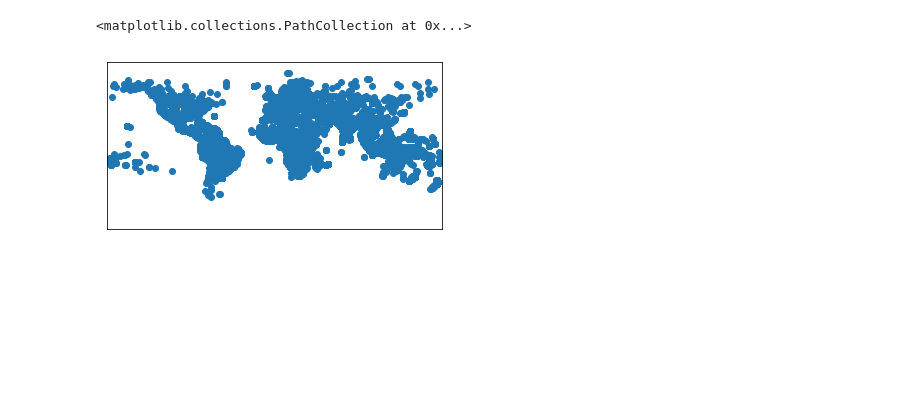
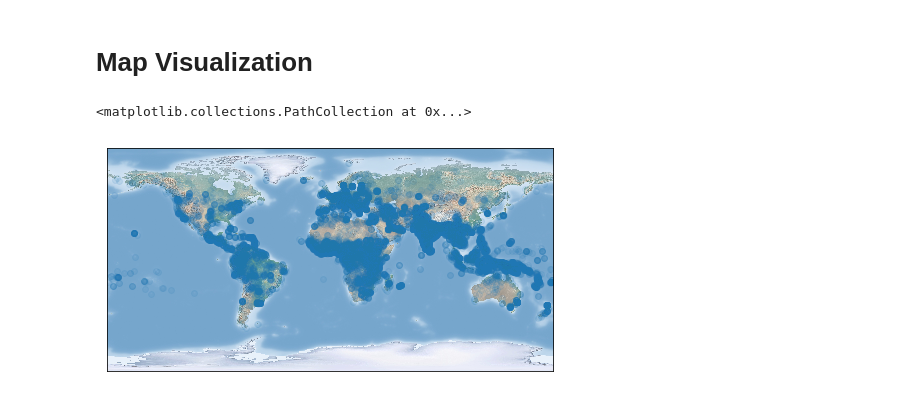
Before and after one commit to psaul20/Unreached-Analysis-Engine, a Jupyter notebook: Unreached.ipynb, the cells around one changed output. Drawn from its saved outputs; the diff is of its cells as text; code cells hidden in the pictures; blank space fills up the shorter version.

Commit message:
created a functioning dot plot on map

```diff
--- a/Unreached.ipynb
+++ b/Unreached.ipynb
@@ -95,7 +47,32 @@ draw_map(m)
+# %% [markdown]
+# Map Visualization
 # %%
 lat = ur_df['Latitude'].values
 lon = ur_df['Longitude'].values
-m.scatter(lon, lat, latlon=False)
-# %% [output]
-<matplotlib.collections.PathCollection at 0x...>
-[figure, removed]
+# %%
+# Following based on https://jakevdp.github.io/PythonDataScienceHandbook/04.13-geographic-data-with-basemap.html
+# 1. Draw the map background
+fig = plt.figure(figsize=(8, 6), edgecolor='w')
+m = Basemap(projection='cyl', resolution=None,
+            llcrnrlat=-90, urcrnrlat=90,
+            llcrnrlon=-180, urcrnrlon=180)
+m.shadedrelief()
+# 2. scatter city data, with color reflecting population
+# and size reflecting area
+m.scatter(lon, lat, latlon=True, alpha=0.1)
+
+#  To be adapted:
+
+# # 3. create colorbar and legend
+# plt.colorbar(label=r'$\log_{10}({\rm population})$')
+# plt.clim(3, 7)
+
+# # make legend with dummy points
+# for a in [100, 300, 500]:
+#     plt.scatter([], [], c='k', alpha=0.5, s=a,
+#                 label=str(a) + ' km$^2$')
+# plt.legend(scatterpoints=1, frameon=False,
+#            labelspacing=1, loc='lower left');
+# %% [output]
+<matplotlib.collections.PathCollection at 0x...>
+[figure, added]
```
Also changed, not shown: parts of 9 cells of this notebook, 1 other file.
